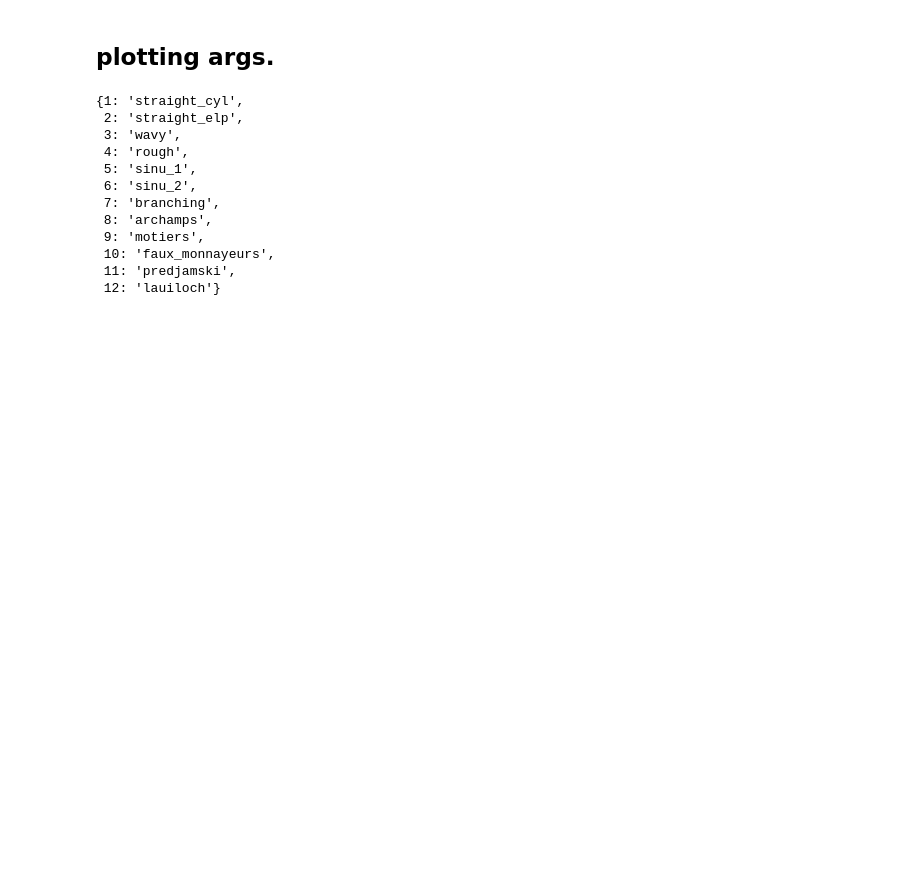
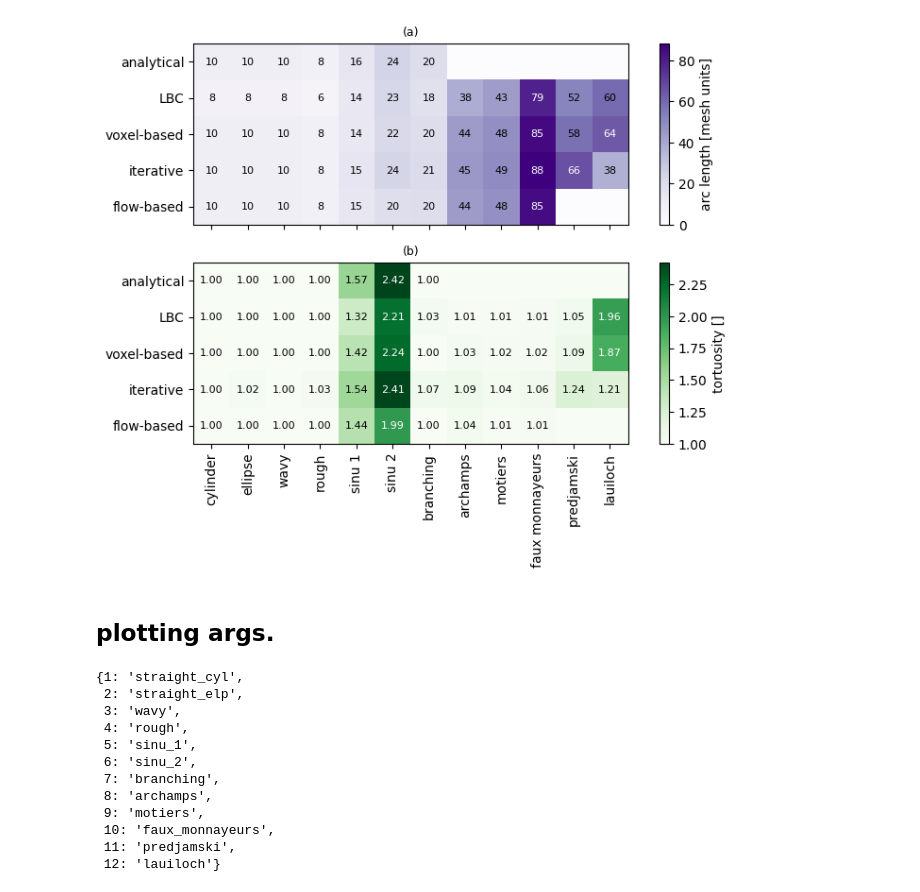
Before and after one commit to ERC-Karst/pc-centrelines, a Jupyter notebook: notebooks/6_compute_centreline_distances.ipynb, the cells around one changed output. Saved outputs shown, nothing was run; the diff lists cells and outputs as text; code cells hidden in the pictures; blank space fills up the shorter version.

```diff
--- a/notebooks/6_compute_centreline_distances.ipynb
+++ b/notebooks/6_compute_centreline_distances.ipynb
@@ -161,0 +155,6 @@ list_theory_ct.append([ct7, ct7[0], ct7[-1],ct7_vec])
+# %%
+ct_lists = [list_theory_ct,
+            list_lbc_ct,
+            list_mst_ct,
+            list_iter_ct,
+            list_hydraulic_ct]
@@ -162,3 +193,52 @@ list_theory_ct.append([ct7, ct7[0], ct7[-1],ct7_vec])
+# %%
+fig, axes = plt.subplots(2, 1, figsize = (8, 6), sharex=True)
+im = axes[0].imshow(results[::2], cmap = "Purples", vmin = 0)
+
+for j, row in enumerate(results[::2]):
+    for i, elem in enumerate(row):
+        color = "k"
+        if elem > 60:
+            color = "white"
+        if elem >= 0:
+
+            axes[0].text(i,j, f"{elem:.0f}", fontsize = 8, va = "center", ha="center", color =color)
+
+cax = plt.colorbar(im)
+cax.set_label("arc length [mesh units]")
+
+im2 = axes[1].imshow(results[1::2], cmap = "Greens", vmin = 1)
+cax2 = plt.colorbar(im2)
+cax2.set_label("tortuosity []")
+
+for j, row in enumerate(results[1::2]):
+    for i, elem in enumerate(row):
+        color = "k"
+        if elem > 1.8:
+            color = "white"
+        if elem >= 0:
+
+            axes[1].text(i,j, f"{elem:.2f}", fontsize = 8, va = "center", ha="center", color =color)
+
+xlabels = ["cylinder", "ellipse", "wavy", "rough", "sinu 1", "sinu 2", "branching", "archamps", "motiers", "faux monnayeurs", "predjamski", "lauiloch"]
+ylabels = ["analytical", "LBC", "voxel-based", "iterative", "flow-based"]
+
+ax = axes[0]
+ax.set_xticks(np.arange(0, 12))
+ax.set_yticks([0,1,2,3,4])
+ax.set_title("(a)", fontsize = 9)
+ax.set_yticklabels(ylabels)
+ax = axes[1]
+ax.set_title("(b)", fontsize = 9)
+
+ax.set_xticklabels(xlabels, rotation = 90)
+ax.set_yticks([0,1,2,3,4])
+ax.set_yticklabels(ylabels)
+plt.tight_layout()
+plt.savefig("../temp/figures/summary_length_tortuosity.png", dpi = 300)
+plt.savefig("../temp/figures/summary_length_tortuosity.pdf")
+plt.show()
+# %% [output]
+[figure, added]
 # %% [markdown]
 ## plotting args.
 # %%
```
Also changed, not shown: parts of 28 cells of this notebook, 5 other files.
